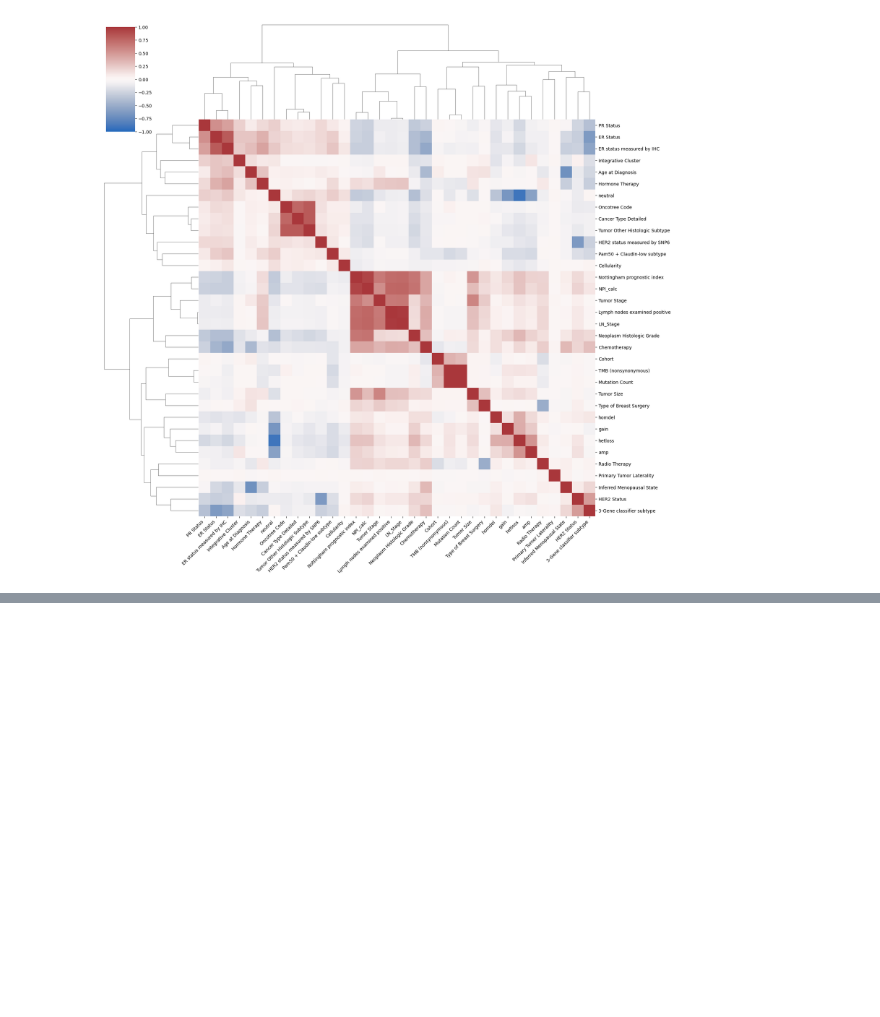
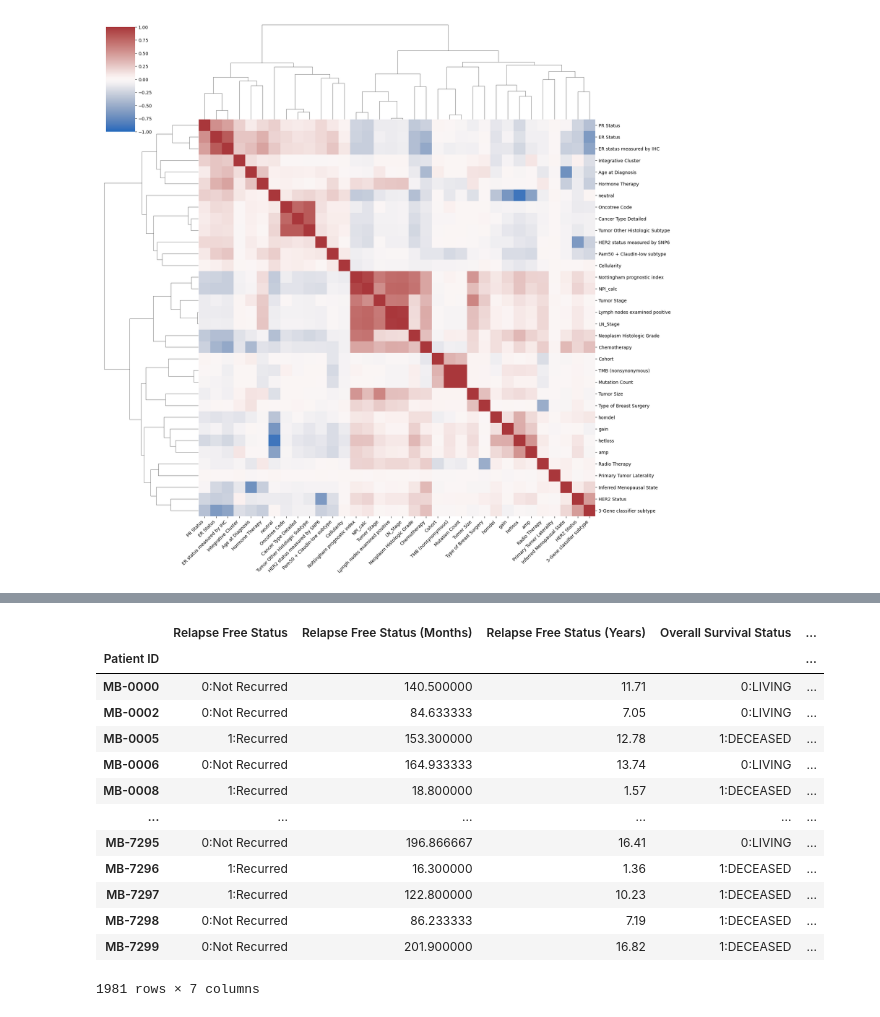
Before and after one commit to Erdos-Projects/summer26-breast-cancer-survival, a Jupyter notebook: checkpoint2_gopal.ipynb, the cells around one changed output, grey strips where cells are left out. Cells and saved outputs as stored; diff of their text form; code cells hidden in the pictures; blank space fills up the shorter version.

```diff
--- a/checkpoint2_gopal.ipynb
+++ b/checkpoint2_gopal.ipynb
@@ -691,0 +787,22 @@ plt.show()
+# %%
+merged_org = merged_org.set_index(['Patient ID'])
+# %%
+target_list = ['Relapse Free Status', 'Relapse Free Status (Months)', 'Relapse Free Status (Years)',
+    'Overall Survival Status', 'Overall Survival (Months)', 'Overall Survival (Years)', "Patient's Vital Status"]
+
+merged_targets = merged_org[target_list]
+# %% [output]
+|  | Relapse Free Status | Relapse Free Status (Months) | Relapse Free Status (Years) | Overall Survival Status | ... |
+| Patient ID |  |  |  |  | ... |
+| MB-0000 | 0:Not Recurred | 140.500000 | 11.71 | 0:LIVING | ... |
+| MB-0002 | 0:Not Recurred | 84.633333 | 7.05 | 0:LIVING | ... |
+| MB-0005 | 1:Recurred | 153.300000 | 12.78 | 1:DECEASED | ... |
+| MB-0006 | 0:Not Recurred | 164.933333 | 13.74 | 0:LIVING | ... |
+| MB-0008 | 1:Recurred | 18.800000 | 1.57 | 1:DECEASED | ... |
+| ... | ... | ... | ... | ... | ... |
+| MB-7295 | 0:Not Recurred | 196.866667 | 16.41 | 0:LIVING | ... |
+| MB-7296 | 1:Recurred | 16.300000 | 1.36 | 1:DECEASED | ... |
+| MB-7297 | 1:Recurred | 122.800000 | 10.23 | 1:DECEASED | ... |
+| MB-7298 | 0:Not Recurred | 86.233333 | 7.19 | 1:DECEASED | ... |
+| MB-7299 | 0:Not Recurred | 201.900000 | 16.82 | 1:DECEASED | ... |
+1981 rows × 7 columns
```
Also changed, not shown: parts of 8 cells of this notebook, 2 other files.
